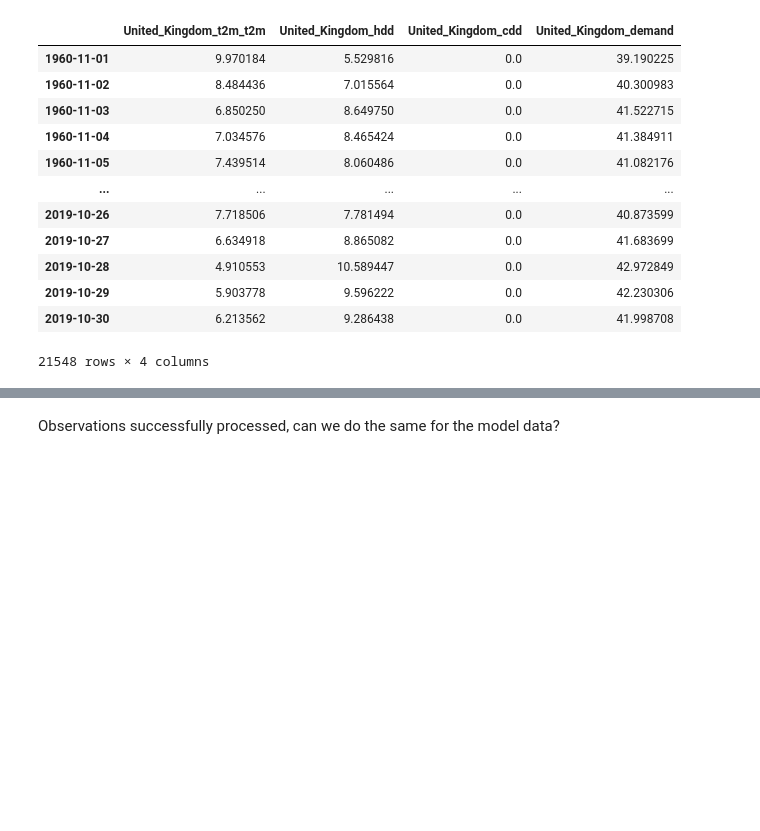
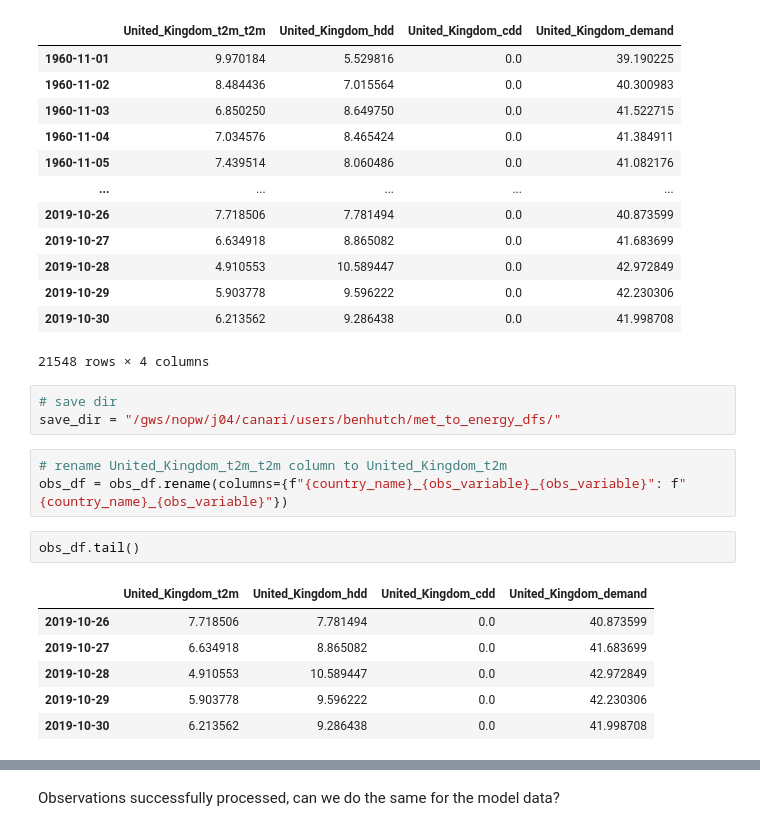
Before and after one commit to benhutchmet/unseen_multi_year, a Jupyter notebook: testing_demand.ipynb, the cells around one changed output, grey strips where cells are left out. Drawn from its saved outputs; the diff is of its cells as text; blank space fills up the shorter version.

```diff
--- a/testing_demand.ipynb
+++ b/testing_demand.ipynb
@@ -279,3 +279,18 @@ obs_df
 | 2019-10-29 | 5.903778 | 9.596222 | 0.0 | 42.230306 |
 | 2019-10-30 | 6.213562 | 9.286438 | 0.0 | 41.998708 |
 21548 rows × 4 columns
+# %%
+# save dir
+save_dir = "/gws/nopw/j04/canari/users/benhutch/met_to_energy_dfs/"
+# %%
+# rename United_Kingdom_t2m_t2m column to United_Kingdom_t2m
+obs_df = obs_df.rename(columns={f"{country_name}_{obs_variable}_{obs_variable}": f"{country_name}_{obs_variable}"})
+# %%
+obs_df.tail()
+# %% [output]
+|  | United_Kingdom_t2m | United_Kingdom_hdd | United_Kingdom_cdd | United_Kingdom_demand |
+| 2019-10-26 | 7.718506 | 7.781494 | 0.0 | 40.873599 |
+| 2019-10-27 | 6.634918 | 8.865082 | 0.0 | 41.683699 |
+| 2019-10-28 | 4.910553 | 10.589447 | 0.0 | 42.972849 |
+| 2019-10-29 | 5.903778 | 9.596222 | 0.0 | 42.230306 |
+| 2019-10-30 | 6.213562 | 9.286438 | 0.0 | 41.998708 |
```
Also changed, not shown: parts of 4 cells of this notebook, 2 other files.
